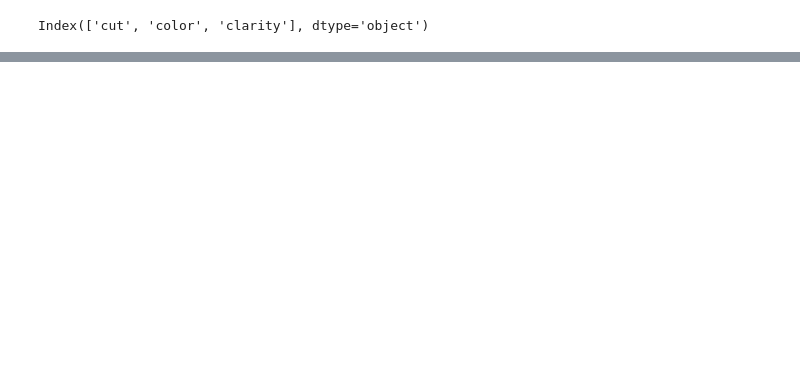
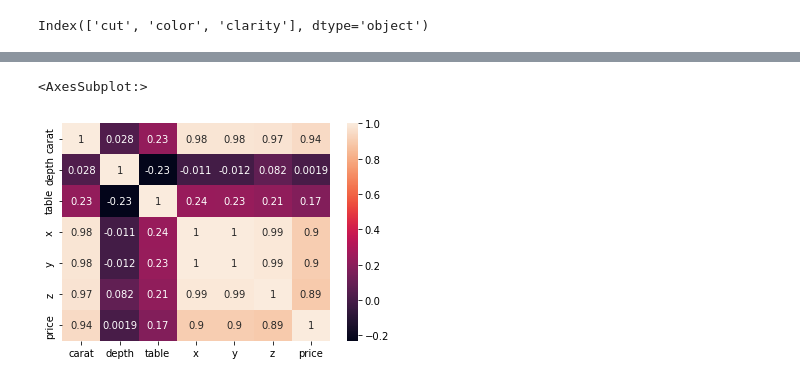
Before and after one commit to pappumahato/RegressionProject, a Jupyter notebook: notebooks/EDA.ipynb, the cells around one changed output, grey strips where cells are left out. Saved outputs shown, nothing was run; the diff lists cells and outputs as text; code cells hidden in the pictures; blank space fills up the shorter version.

```diff
--- a/notebooks/EDA.ipynb
+++ b/notebooks/EDA.ipynb
@@ -191,0 +210,6 @@ df['clarity'].value_counts().plot(kind='bar')
+# %%
+## correlation
+sns.heatmap(df.corr(),annot=True)
+# %% [output]
+<AxesSubplot:>
+[figure, added]
```
Also changed, not shown: parts of 21 cells of this notebook.
